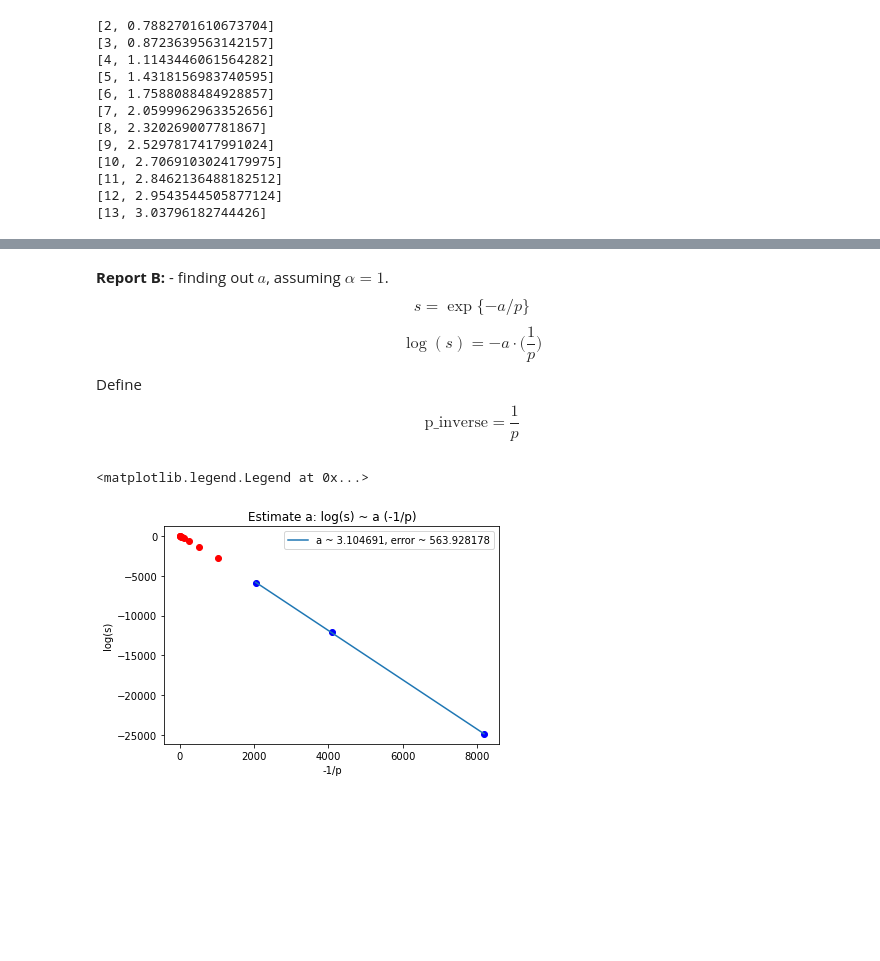
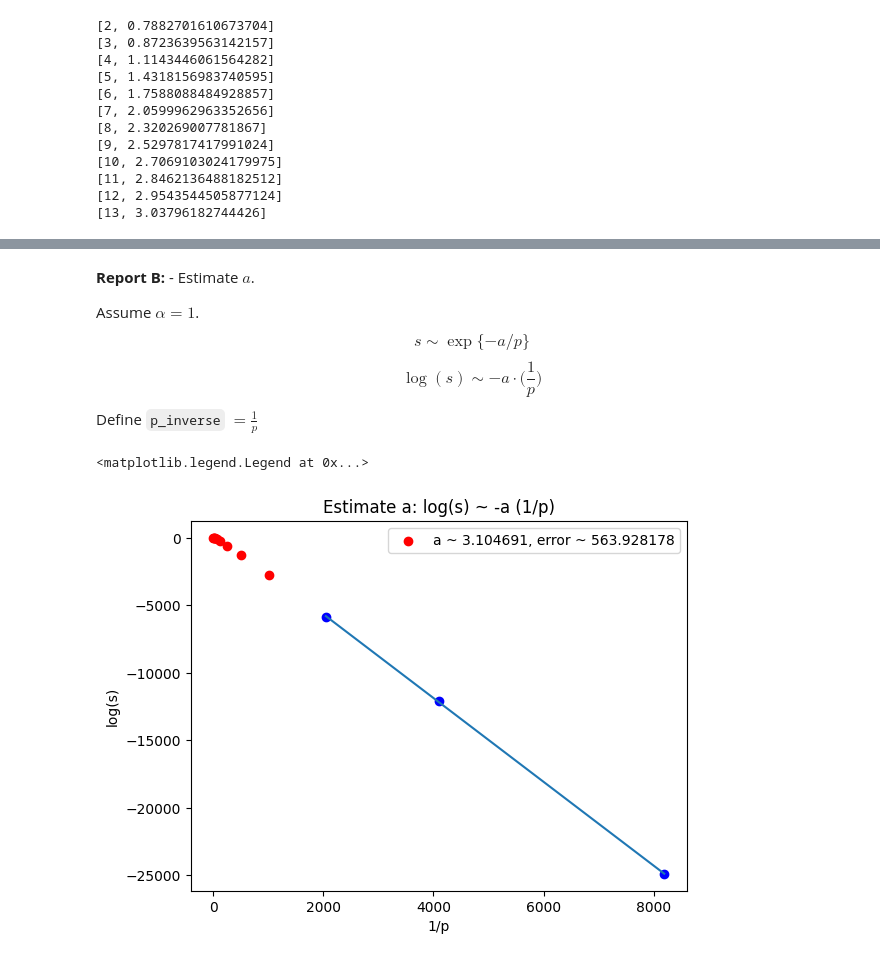
Before and after one commit to augustoteixeira/bootstrap, a Jupyter notebook: taichi/create_report.ipynb, the cells around one changed output, grey strips where cells are left out. Saved outputs shown, nothing was run; the diff lists cells and outputs as text; code cells hidden in the pictures; blank space fills up the shorter version.

```diff
--- a/taichi/create_report.ipynb
+++ b/taichi/create_report.ipynb
@@ -92,34 +86,32 @@ plt.legend(["alpha ~ {:.6f}, a ~ {:.6f}".format(-coef, exp(-inter))])
 # %% [markdown]
-**Report B:** - finding out $a$, assuming $\alpha = 1$.
+**Report B:** - Estimate $a$.
+
+Assume $\alpha = 1$.
 $$
-s = \exp\{-a/p\}
+s \sim \exp\{-a/p\}
 $$
 $$
-\log(s) = - a \cdot \Big( \frac{1}{p} \Big)
+\log(s) \sim - a \cdot \Big( \frac{1}{p} \Big)
 $$
-Define
-$$
-\text{p_inverse} = \frac{1}{p}
-$$
+Define `p_inverse` $= \frac{1}{p}$
 # %%
 truncateB = len(m_array) - 3
 
 p_inverse = np.divide(1, p)
 log_s = - minus_log_s
 reg = LinearRegression().fit(p_inverse[truncateB:].reshape(-1,1), log_s[truncateB:])
 coef = reg.coef_[0]
 inter = reg.intercept_
 
-#plt.subplot(2, 3, 1)
-plt.title("Estimate a: log(s) ~ a (-1/p)")
-plt.xlabel("-1/p")
+plt.title("Estimate a: log(s) ~ -a (1/p)")
+plt.xlabel("1/p")
 plt.ylabel("log(s)")
 plt.scatter(p_inverse[0:truncateB], log_s[0:truncateB], color="red")
 plt.scatter(p_inverse[truncateB:], log_s[truncateB:], color="blue")
 plt.plot([p_inverse[truncateB], p_inverse[-1]], [inter + coef * p_inverse[truncateB],
                                                      inter + coef * p_inverse[-1]])
 plt.legend(["a ~ {:.6f}, error ~ {:.6f}".format(-coef, inter)])
 # %% [output]
 <matplotlib.legend.Legend at 0x...>
-[figure, old version]
+[figure, new version]
 # %% [markdown]
```
Also changed, not shown: parts of 9 cells of this notebook.
